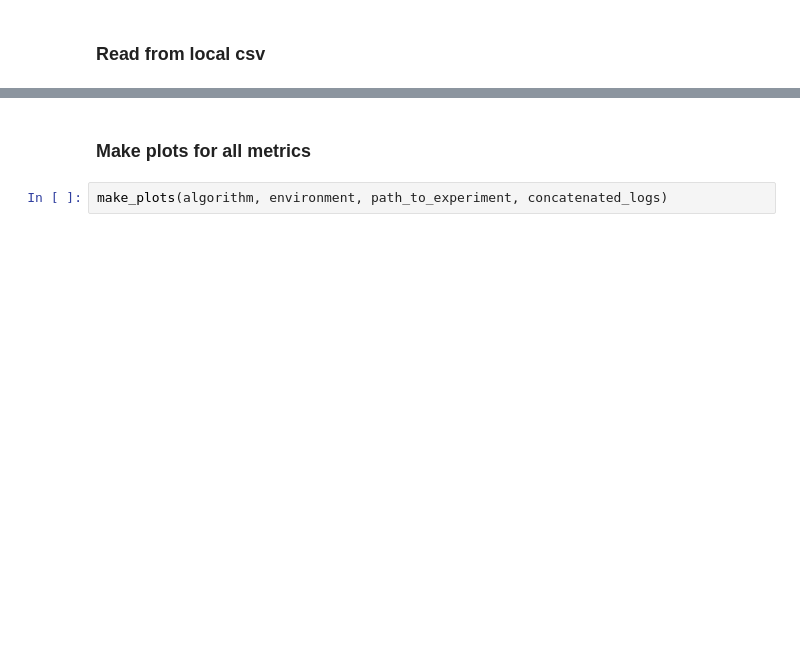
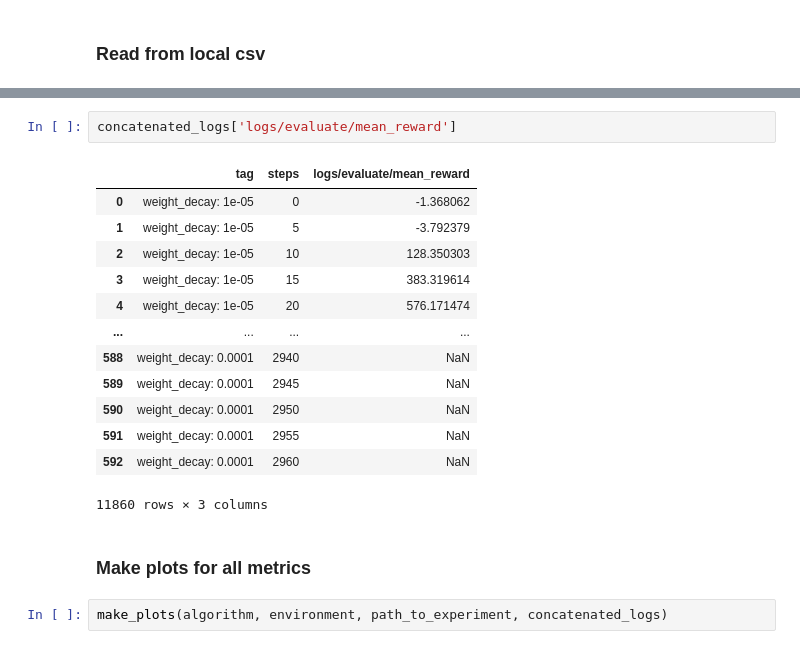
Before and after one commit to KrzysztofSoja/RegularizationRL, a Jupyter notebook: plot_maker.ipynb, the cells around one changed output, grey strips where cells are left out. Saved outputs shown, nothing was run; the diff lists cells and outputs as text; blank space fills up the shorter version.

```diff
--- a/plot_maker.ipynb
+++ b/plot_maker.ipynb
@@ -264,3 +328,19 @@ print(concatenated_logs)
+# %%
+concatenated_logs['logs/evaluate/mean_reward']
+# %% [output]
+|  | tag | steps | logs/evaluate/mean_reward |
+| 0 | weight_decay: 1e-05 | 0 | -1.368062 |
+| 1 | weight_decay: 1e-05 | 5 | -3.792379 |
+| 2 | weight_decay: 1e-05 | 10 | 128.350303 |
+| 3 | weight_decay: 1e-05 | 15 | 383.319614 |
+| 4 | weight_decay: 1e-05 | 20 | 576.171474 |
+| ... | ... | ... | ... |
+| 588 | weight_decay: 0.0001 | 2940 | NaN |
+| 589 | weight_decay: 0.0001 | 2945 | NaN |
+| 590 | weight_decay: 0.0001 | 2950 | NaN |
+| 591 | weight_decay: 0.0001 | 2955 | NaN |
+| 592 | weight_decay: 0.0001 | 2960 | NaN |
+11860 rows × 3 columns
 # %% [markdown]
 ### Make plots for all metrics
 # %%
```
Also changed, not shown: parts of 11 cells of this notebook, 3 other files.
